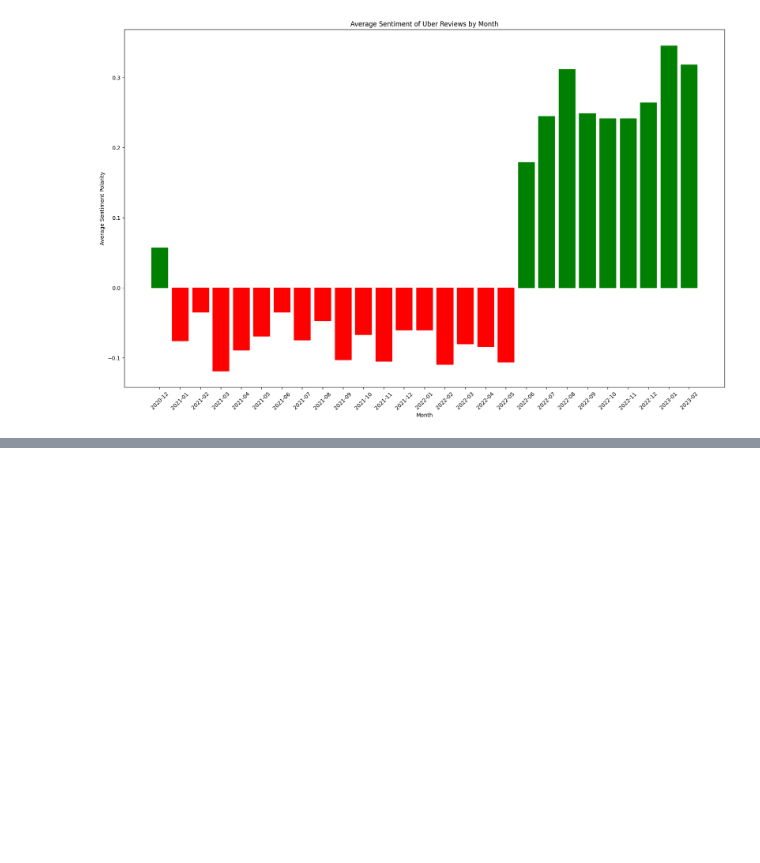
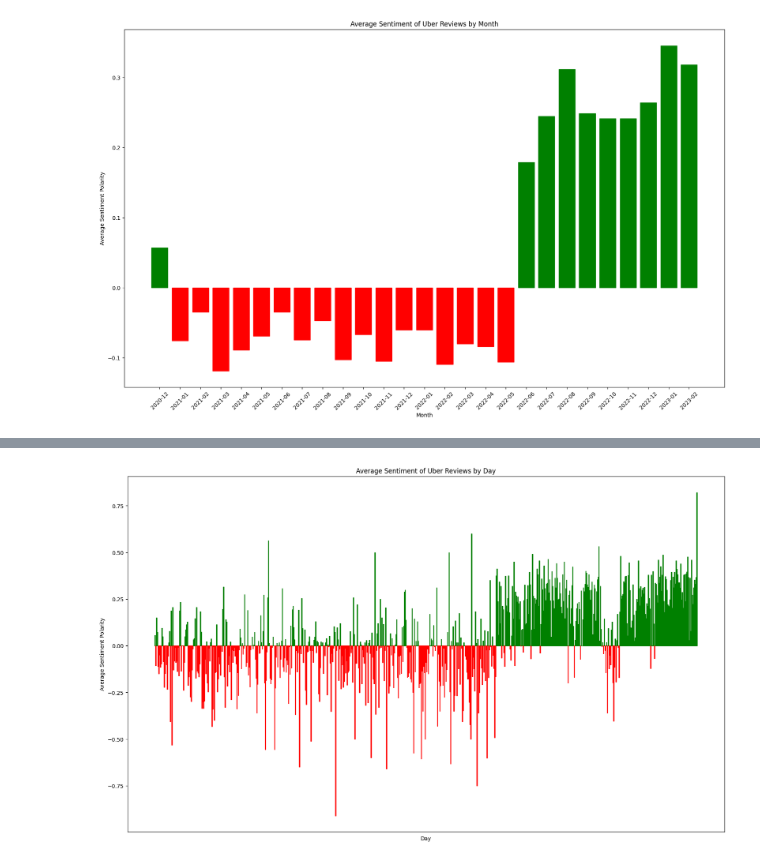
Before and after one commit to evkes/CPSC-4300-Gig-Economy, a Jupyter notebook: evansCodeForCheckpoint3.ipynb, the cells around one changed output, grey strips where cells are left out. Drawn from its saved outputs; the diff is of its cells as text; code cells hidden in the pictures; blank space fills up the shorter version.

```diff
--- a/evansCodeForCheckpoint3.ipynb
+++ b/evansCodeForCheckpoint3.ipynb
@@ -156,5 +208,6 @@ for bar, value in zip(bars, [average_sentiment[d] for d in sorted_days]):
 plt.title("Average Sentiment of Uber Reviews by Day")
 plt.xlabel("Day")
 plt.ylabel("Average Sentiment Polarity")
-plt.xticks(rotation=45)
+plt.xticks([], [])
 plt.show()
+# %% [output]
@@ -160,0 +217 @@ plt.show()
+[figure, added]
```
Also changed, not shown: parts of 6 cells of this notebook.
